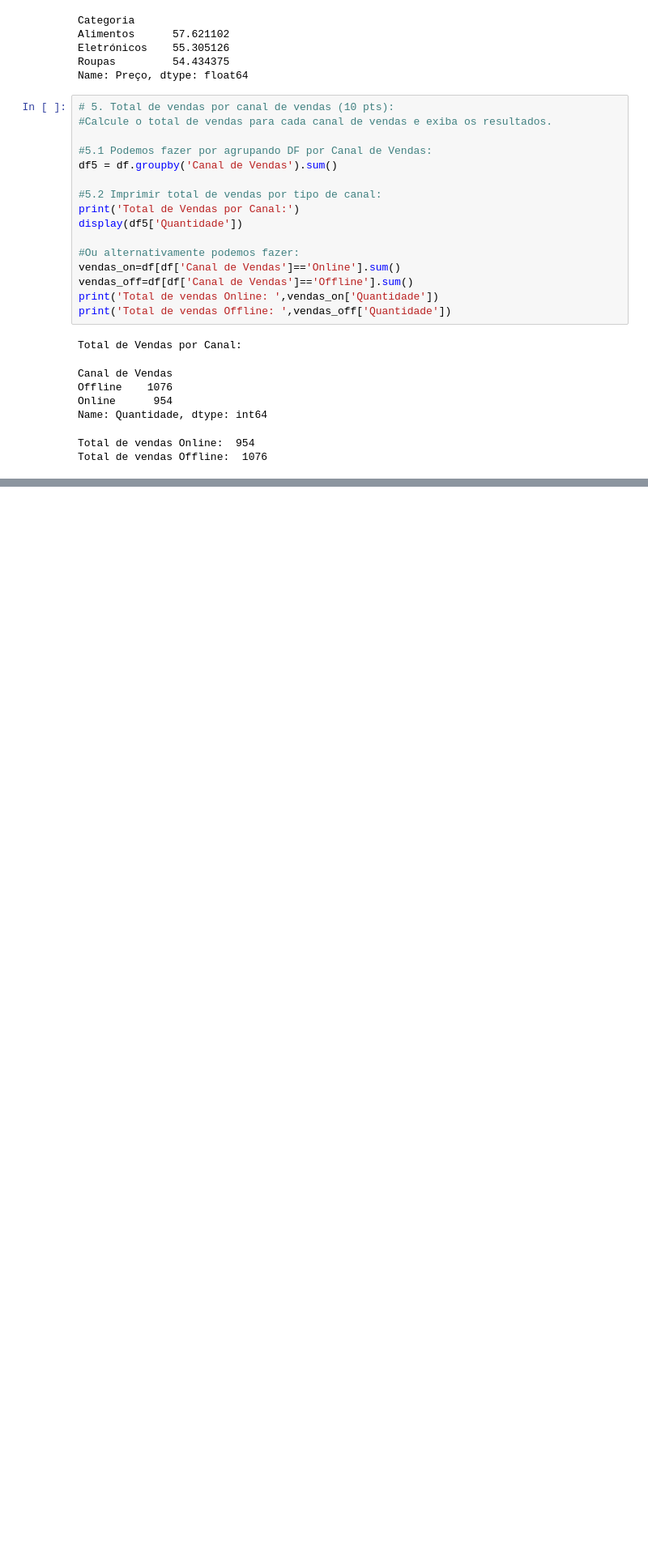
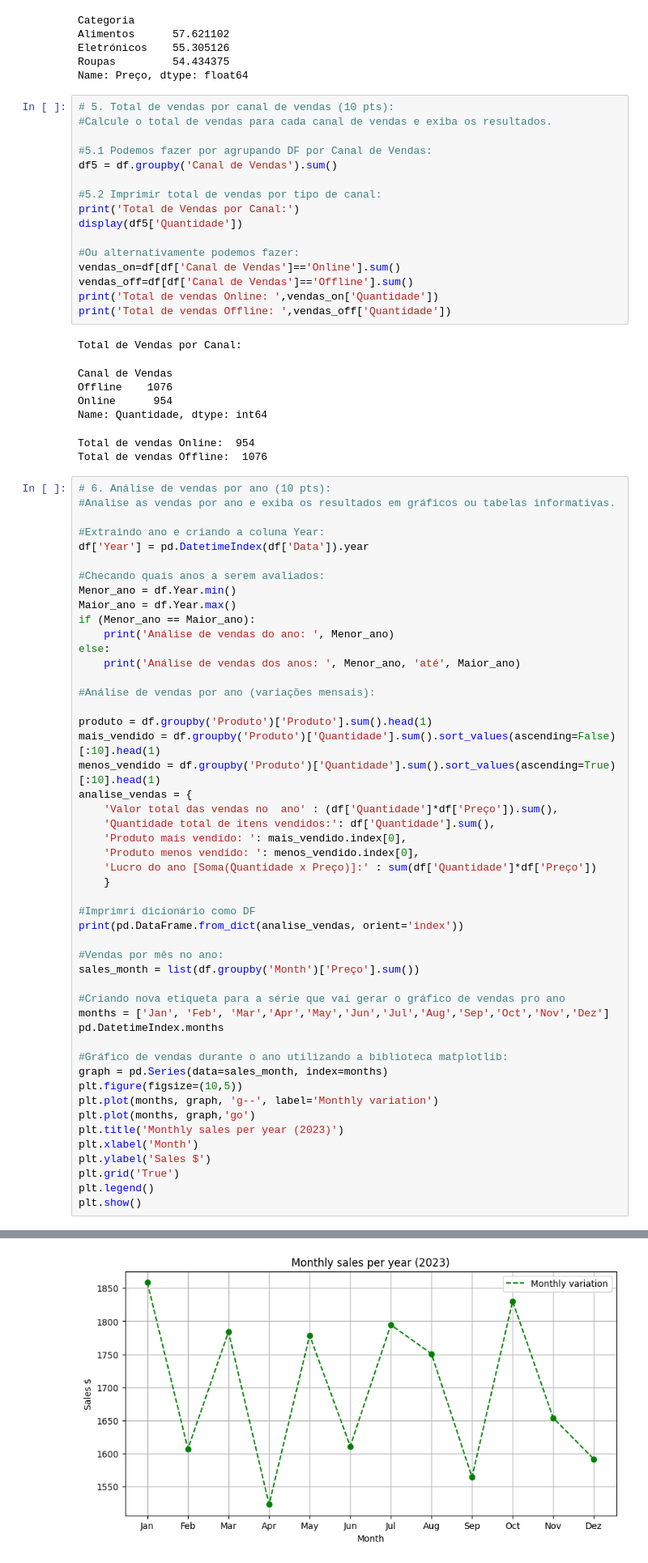
Before and after one commit to igorambrozini/Portfolio-DS, a Jupyter notebook: 1a Entrega Mestrado - 08-11-2023/DataFrame_Igor_Ambrozini.ipynb, the cells around one changed output, grey strips where cells are left out. Shown at 81% size. Cells and saved outputs as stored; diff of their text form; blank space fills up the shorter version.

```diff
--- a/1a Entrega Mestrado - 08-11-2023/DataFrame_Igor_Ambrozini.ipynb
+++ b/1a Entrega Mestrado - 08-11-2023/DataFrame_Igor_Ambrozini.ipynb
@@ -158,3 +155,53 @@ Online      954
 Name: Quantidade, dtype: int64
 Total de vendas Online:  954
 Total de vendas Offline:  1076
+# %%
+# 6. Análise de vendas por ano (10 pts):
+#Analise as vendas por ano e exiba os resultados em gráficos ou tabelas informativas.
+
+#Extraindo ano e criando a coluna Year:
+df['Year'] = pd.DatetimeIndex(df['Data']).year
+
+#Checando quais anos a serem avaliados:
+Menor_ano = df.Year.min()
+Maior_ano = df.Year.max()
+if (Menor_ano == Maior_ano):
+    print('Análise de vendas do ano: ', Menor_ano)
+else:
+    print('Análise de vendas dos anos: ', Menor_ano, 'até', Maior_ano)
+
+#Análise de vendas por ano (variações mensais):
+
+produto = df.groupby('Produto')['Produto'].sum().head(1)
+mais_vendido = df.groupby('Produto')['Quantidade'].sum().sort_values(ascending=False)[:10].head(1)
+menos_vendido = df.groupby('Produto')['Quantidade'].sum().sort_values(ascending=True)[:10].head(1)
+analise_vendas = {
+    'Valor total das vendas no  ano' : (df['Quantidade']*df['Preço']).sum(),
+    'Quantidade total de itens vendidos:': df['Quantidade'].sum(),
+    'Produto mais vendido: ': mais_vendido.index[0],
+    'Produto menos vendido: ': menos_vendido.index[0],
+    'Lucro do ano [Soma(Quantidade x Preço)]:' : sum(df['Quantidade']*df['Preço'])
+    }
+
+#Imprimri dicionário como DF
+print(pd.DataFrame.from_dict(analise_vendas, orient='index'))
+
+#Vendas por mês no ano:
+sales_month = list(df.groupby('Month')['Preço'].sum())
+
+#Criando nova etiqueta para a série que vai gerar o gráfico de vendas pro ano
+months = ['Jan', 'Feb', 'Mar','Apr','May','Jun','Jul','Aug','Sep','Oct','Nov','Dez']
+pd.DatetimeIndex.months
+
+#Gráfico de vendas durante o ano utilizando a biblioteca matplotlib:
+graph = pd.Series(data=sales_month, index=months)
+plt.figure(figsize=(10,5))
+plt.plot(months, graph, 'g--', label='Monthly variation')
+plt.plot(months, graph,'go')
+plt.title('Monthly sales per year (2023)')
+plt.xlabel('Month')
+plt.ylabel('Sales $')
+plt.grid('True')
+plt.legend()
+plt.show()
+# %% [output]
@@ -160,0 +215 @@ Total de vendas Offline:  1076
+[figure, added]
```
Also changed, not shown: parts of 5 cells of this notebook.
